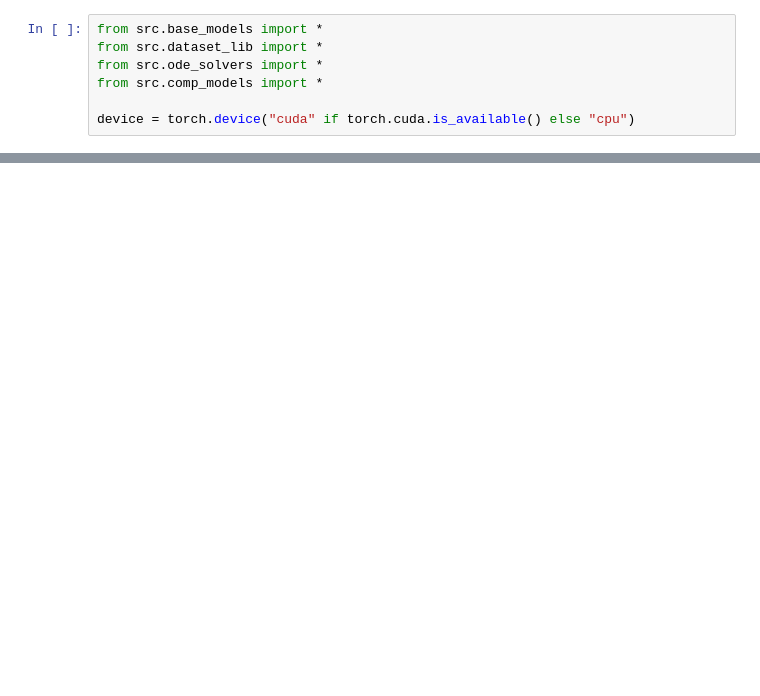
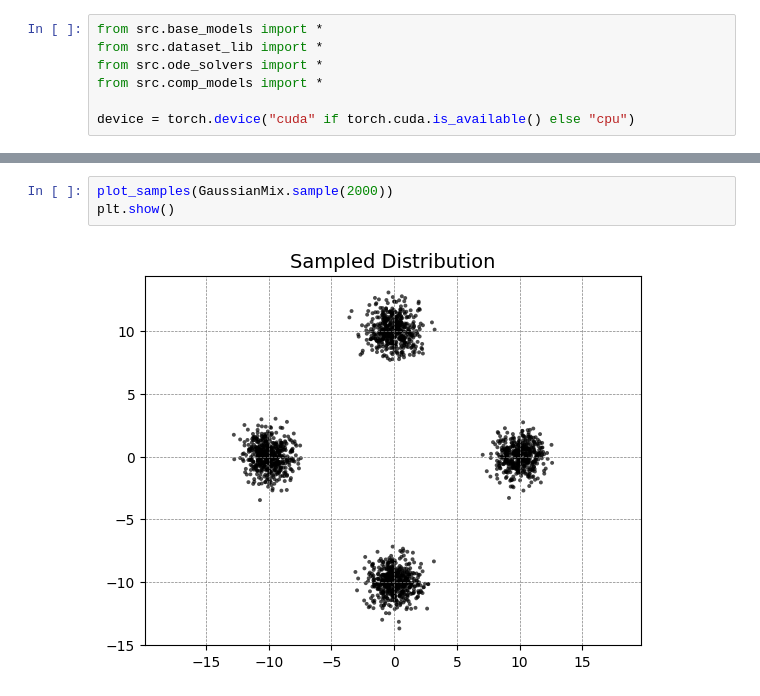
Before and after one commit to Mullerio/Compostional-Generative-Models, a Jupyter notebook: testBasic.ipynb, the cells around one changed output, grey strips where cells are left out. Saved outputs shown, nothing was run; the diff lists cells and outputs as text; blank space fills up the shorter version.

```diff
--- a/testBasic.ipynb
+++ b/testBasic.ipynb
@@ -40,3 +70,8 @@ In Epoch 4000 we have a loss of 8.199403762817383
+# %%
+plot_samples(GaussianMix.sample(2000))
+plt.show()
+# %% [output]
+[figure, added]
 # %%
 models = [model1,model2]
 
```
Also changed, not shown: parts of 5 cells of this notebook, 6 other files.
